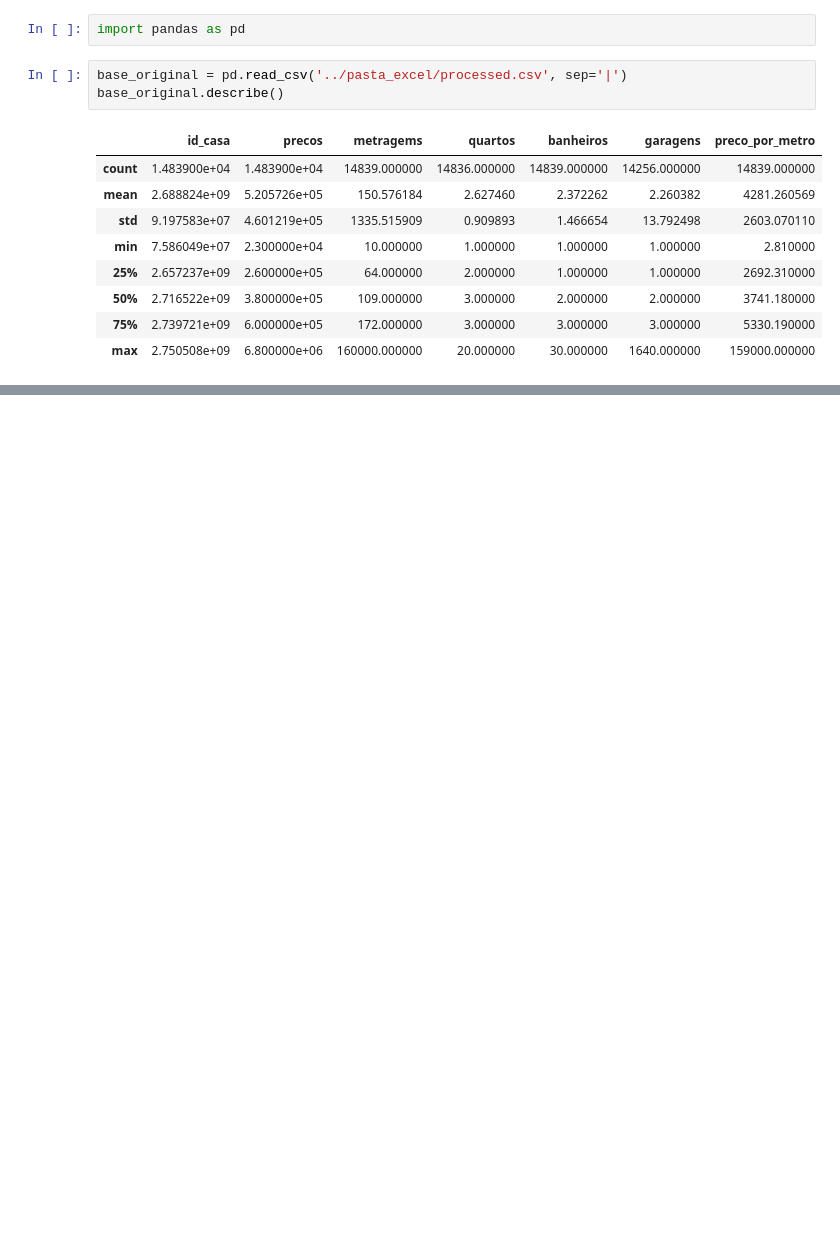
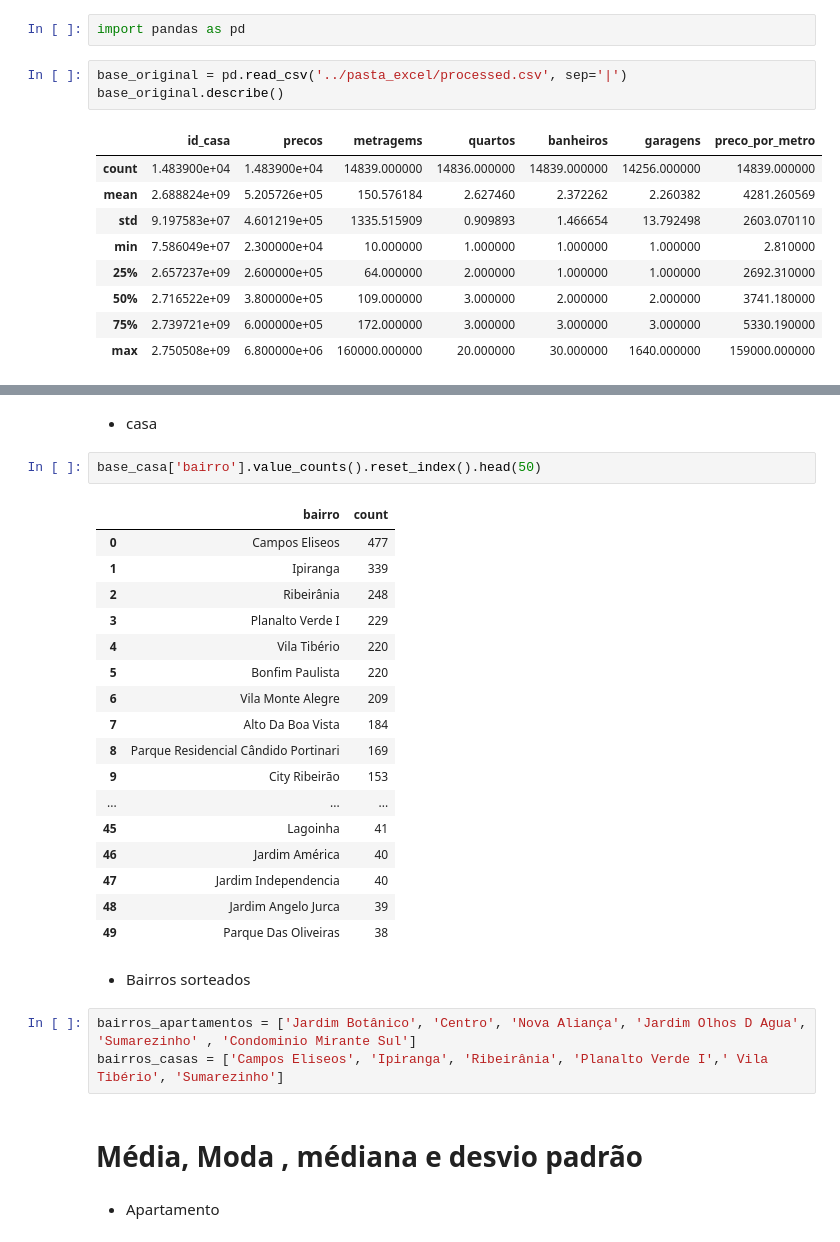
Before and after one commit to rodrigorocha1/web_scraping_casas, a Jupyter notebook: notebooks/analise_exploratoria.ipynb, the cells around one changed output, grey strips where cells are left out. Saved outputs shown, nothing was run; the diff lists cells and outputs as text; blank space fills up the shorter version.

```diff
--- a/notebooks/analise_exploratoria.ipynb
+++ b/notebooks/analise_exploratoria.ipynb
@@ -88,0 +78,31 @@ base_original.groupby('bairro')['id_casa'].count().reset_index()
+# %% [markdown]
+- casa
+# %%
+base_casa['bairro'].value_counts().reset_index().head(50)
+# %% [output]
+|  | bairro | count |
+| 0 | Campos Eliseos | 477 |
+| 1 | Ipiranga | 339 |
+| 2 | Ribeirânia | 248 |
+| 3 | Planalto Verde I | 229 |
+| 4 | Vila Tibério | 220 |
+| 5 | Bonfim Paulista | 220 |
+| 6 | Vila Monte Alegre | 209 |
+| 7 | Alto Da Boa Vista | 184 |
+| 8 | Parque Residencial Cândido Portinari | 169 |
+| 9 | City Ribeirão | 153 |
+| ... | ... | ... |
+| 45 | Lagoinha | 41 |
+| 46 | Jardim América | 40 |
+| 47 | Jardim Independencia | 40 |
+| 48 | Jardim Angelo Jurca | 39 |
+| 49 | Parque Das Oliveiras | 38 |
+# %% [markdown]
+- Bairros sorteados
+# %%
+bairros_apartamentos = ['Jardim Botânico', 'Centro', 'Nova Aliança', 'Jardim Olhos D Agua', 'Sumarezinho' , 'Condominio Mirante Sul']
+bairros_casas = ['Campos Eliseos', 'Ipiranga', 'Ribeirânia', 'Planalto Verde I',' Vila Tibério', 'Sumarezinho']
+# %% [markdown]
+# Média, Moda , médiana e desvio padrão
+# %% [markdown]
+- Apartamento
```
Also changed, not shown: parts of 14 cells of this notebook.
